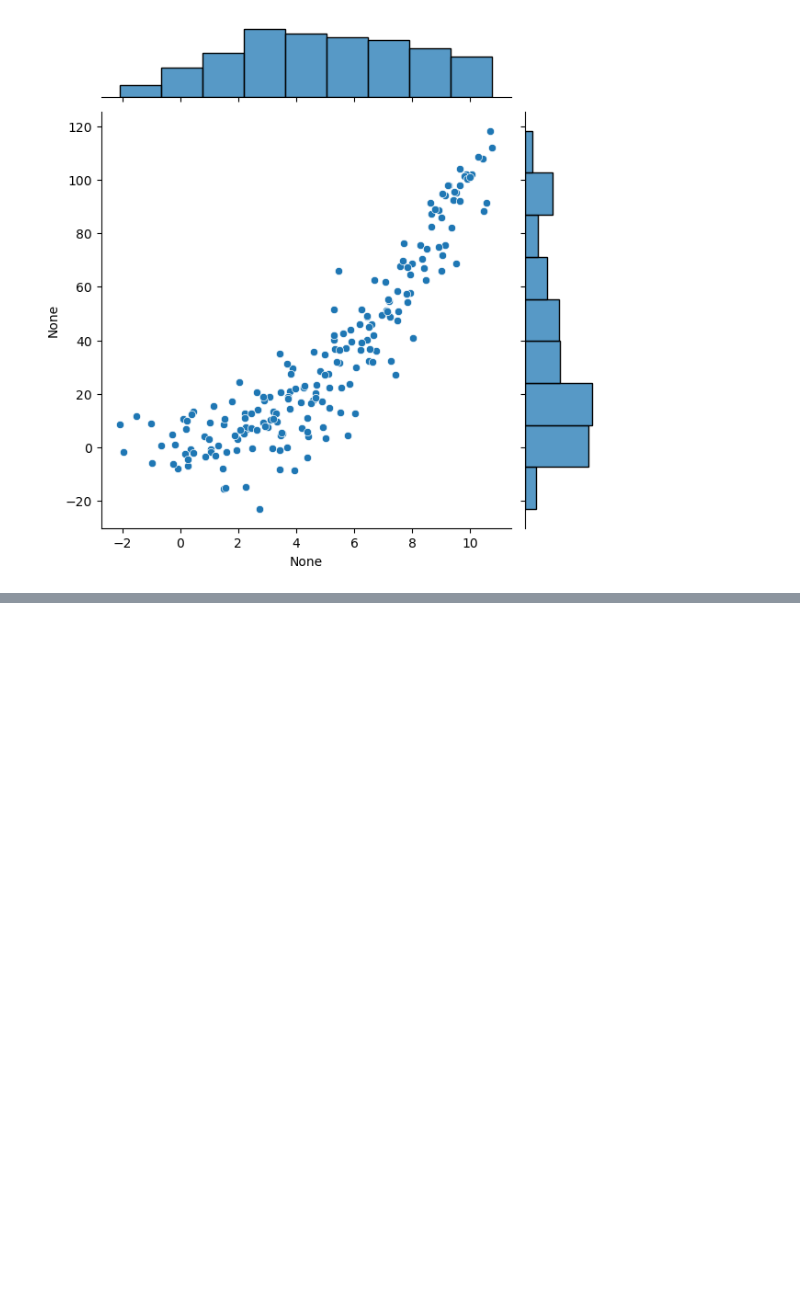
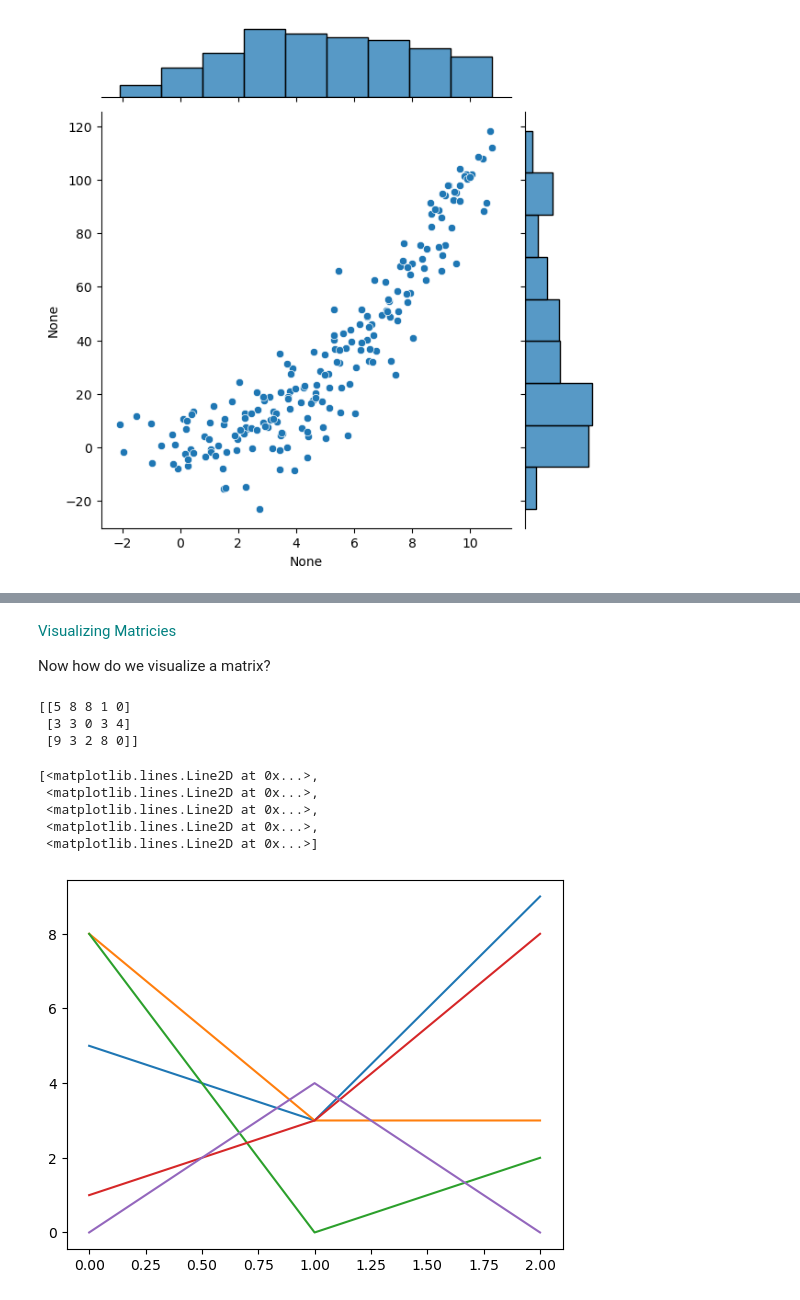
Before and after one commit to lazyjitsu/DUDL-Pytorch, a Jupyter notebook: python-fundamentals-printing-and-stringInerpolation.ipynb, the cells around one changed output, grey strips where cells are left out. Drawn from its saved outputs; the diff is of its cells as text; code cells hidden in the pictures; blank space fills up the shorter version.

```diff
--- a/python-fundamentals-printing-and-stringInerpolation.ipynb
+++ b/python-fundamentals-printing-and-stringInerpolation.ipynb
@@ -312,0 +332,23 @@ plt.show()
+# %% [markdown]
+<font color="teal" size=11>Visualizing Matricies</font>
+
+Now how do we visualize a matrix?
+# %%
+m = 3
+n = 5
+
+M = np.random.randint(10,size=(m,n))
+print(M), print(' ')
+plt.plot(M)
+# note the blue line looks like the first col: 5,3,9 and yellow the second: 8,3,3
+# so u will see ea. line corresponds to a column. It's not a great visualization as we will see
+# %% [output]
+[[5 8 8 1 0]
+ [3 3 0 3 4]
+ [9 3 2 8 0]]
+[<matplotlib.lines.Line2D at 0x...>,
+ <matplotlib.lines.Line2D at 0x...>,
+ <matplotlib.lines.Line2D at 0x...>,
+ <matplotlib.lines.Line2D at 0x...>,
+ <matplotlib.lines.Line2D at 0x...>]
+[figure, added]
```
Also changed, not shown: parts of 11 cells of this notebook.
